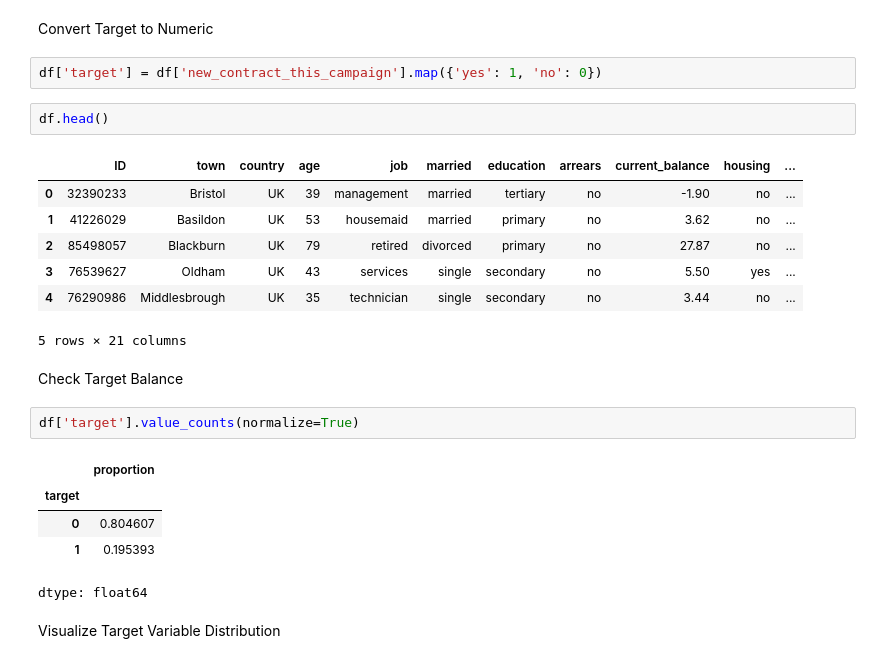
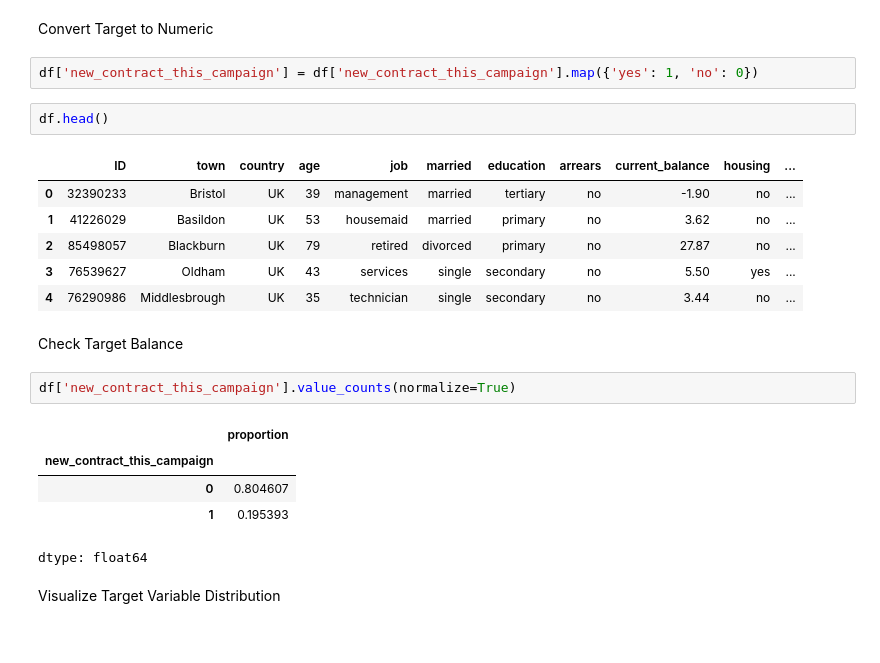
Before and after one commit to pragashraj/ITNPBD6-Customer-Targeting, a Jupyter notebook: ITNPBD6_Customer_Targeting.ipynb, the cells around one changed output. Drawn from its saved outputs; the diff is of its cells as text.

```diff
--- a/ITNPBD6_Customer_Targeting.ipynb
+++ b/ITNPBD6_Customer_Targeting.ipynb
@@ -88,7 +88,7 @@ Numerical columns:  ['ID', 'age', 'current_balance', 'conn_tr', 'last_contact_th
 # %% [markdown]
 Convert Target to Numeric
 # %%
-df['target'] = df['new_contract_this_campaign'].map({'yes': 1, 'no': 0})
+df['new_contract_this_campaign'] = df['new_contract_this_campaign'].map({'yes': 1, 'no': 0})
 # %%
 df.head()
 # %% [output]
@@ -98,14 +98,13 @@ df.head()
 | 2 | 85498057 | Blackburn | UK | 79 | retired | divorced | primary | no | 27.87 | no | ... |
 | 3 | 76539627 | Oldham | UK | 43 | services | single | secondary | no | 5.50 | yes | ... |
 | 4 | 76290986 | Middlesbrough | UK | 35 | technician | single | secondary | no | 3.44 | no | ... |
-5 rows × 21 columns
 # %% [markdown]
 Check Target Balance
 # %%
-df['target'].value_counts(normalize=True)
+df['new_contract_this_campaign'].value_counts(normalize=True)
 # %% [output]
 |  | proportion |
-| target |  |
+| new_contract_this_campaign |  |
 | 0 | 0.804607 |
 | 1 | 0.195393 |
 dtype: float64
```
Also changed, not shown: parts of 15 cells of this notebook.
